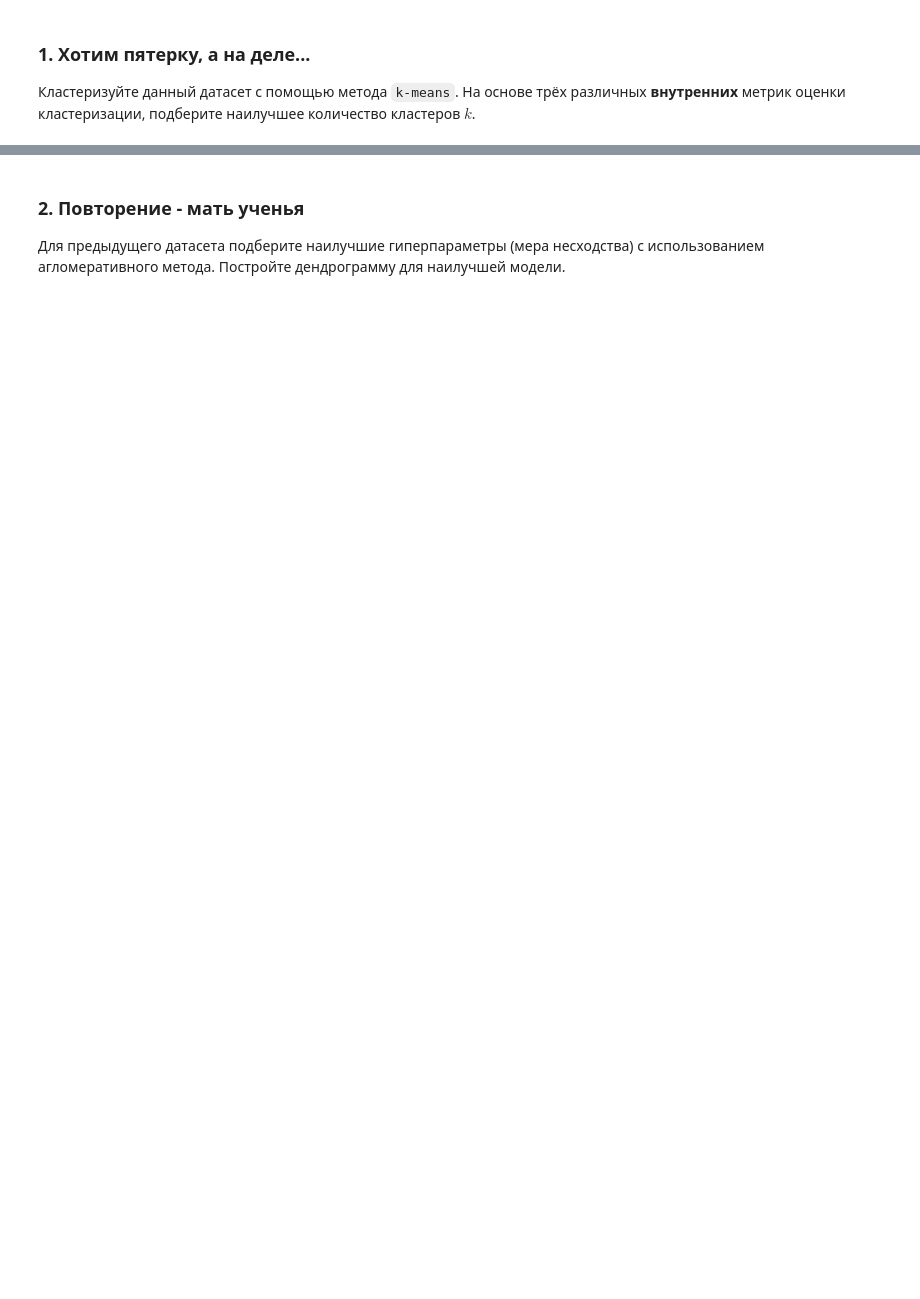
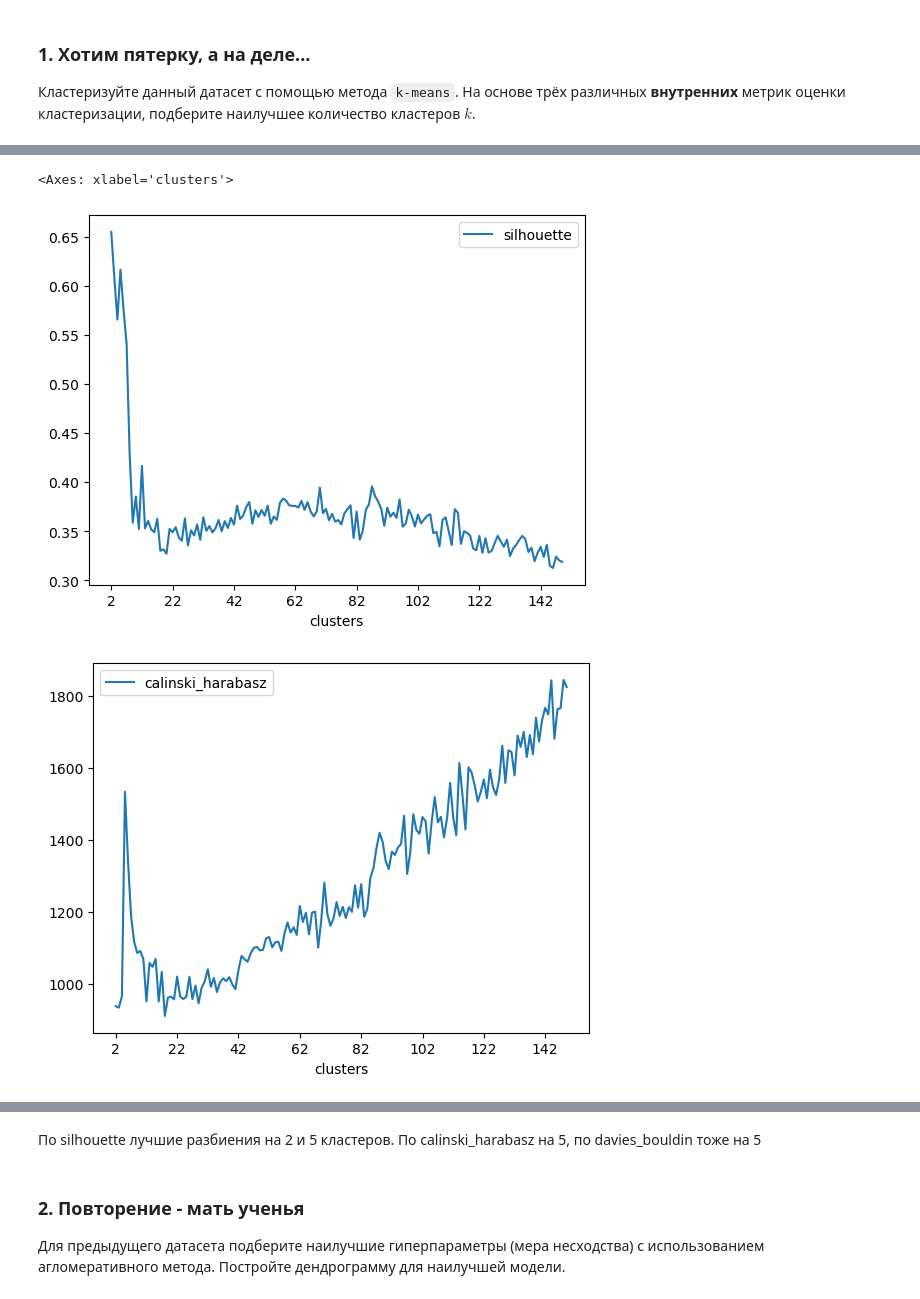
Before and after one commit to pinbraerts/vychmaty, a Jupyter notebook: week8.ipynb, the cells around one changed output, grey strips where cells are left out. Cells and saved outputs as stored; diff of their text form; code cells hidden in the pictures; blank space fills up the shorter version.

```diff
--- a/week8.ipynb
+++ b/week8.ipynb
@@ -466,0 +25,28 @@ TypeError: '<=' not supported between instances of 'str' and 'int'
+# %%
+from sklearn.metrics import silhouette_score, calinski_harabasz_score, davies_bouldin_score
+import pandas as pd
+from sklearn.datasets import make_blobs
+from sklearn.cluster import KMeans
+
+points, _ = make_blobs(n_samples=300, centers=5, cluster_std=0.85, random_state=1)
+
+means = pd.DataFrame(columns=['clusters', 'silhouette', 'calinski_harabasz', 'davies_bouldin'])
+for n in range(2, len(points) // 2):
+    k = KMeans(n_clusters=n, n_init='auto')
+    k.fit(points)
+    indices = k.predict(points)
+    measure = pd.DataFrame({
+        'clusters': n,
+        'silhouette': silhouette_score(points, indices),
+        'calinski_harabasz': calinski_harabasz_score(points, indices),
+        'davies_bouldin': davies_bouldin_score(points, indices),
+    }, index=[n])
+    means = pd.concat([means, measure])
+
+means.plot('clusters', 'silhouette')
+means.plot('clusters', 'calinski_harabasz')
+means.plot('clusters', 'davies_bouldin')
+# %% [output]
+<Axes: xlabel='clusters'>
+[figure, added]
+[figure, added]
@@ -467,3 +54,5 @@ TypeError: '<=' not supported between instances of 'str' and 'int'
+# %% [markdown]
+По silhouette лучшие разбиения на 2 и 5 кластеров. По calinski_harabasz на 5, по davies_bouldin тоже на 5
 # %% [markdown]
 ### 2. Повторение - мать ученья
 
```
Also changed, not shown: parts of 27 cells of this notebook.
